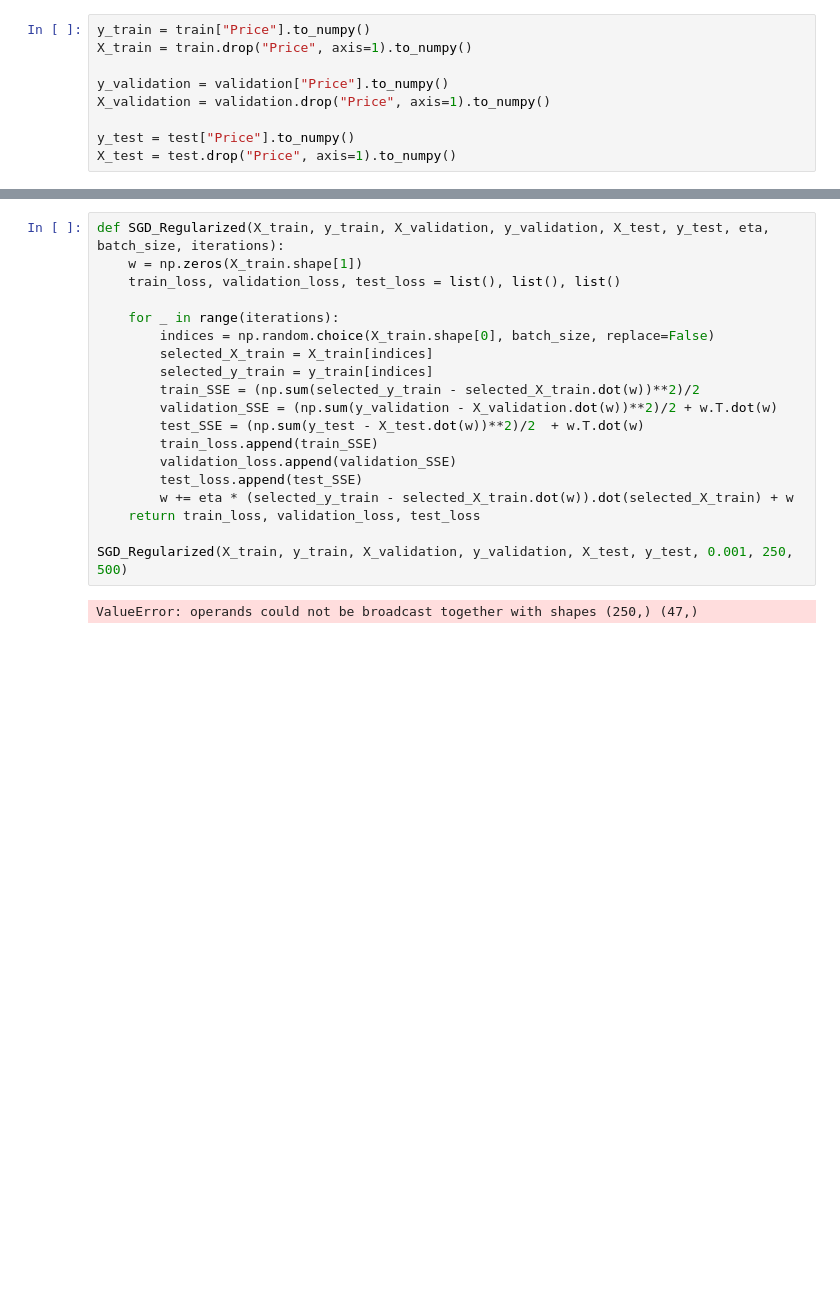
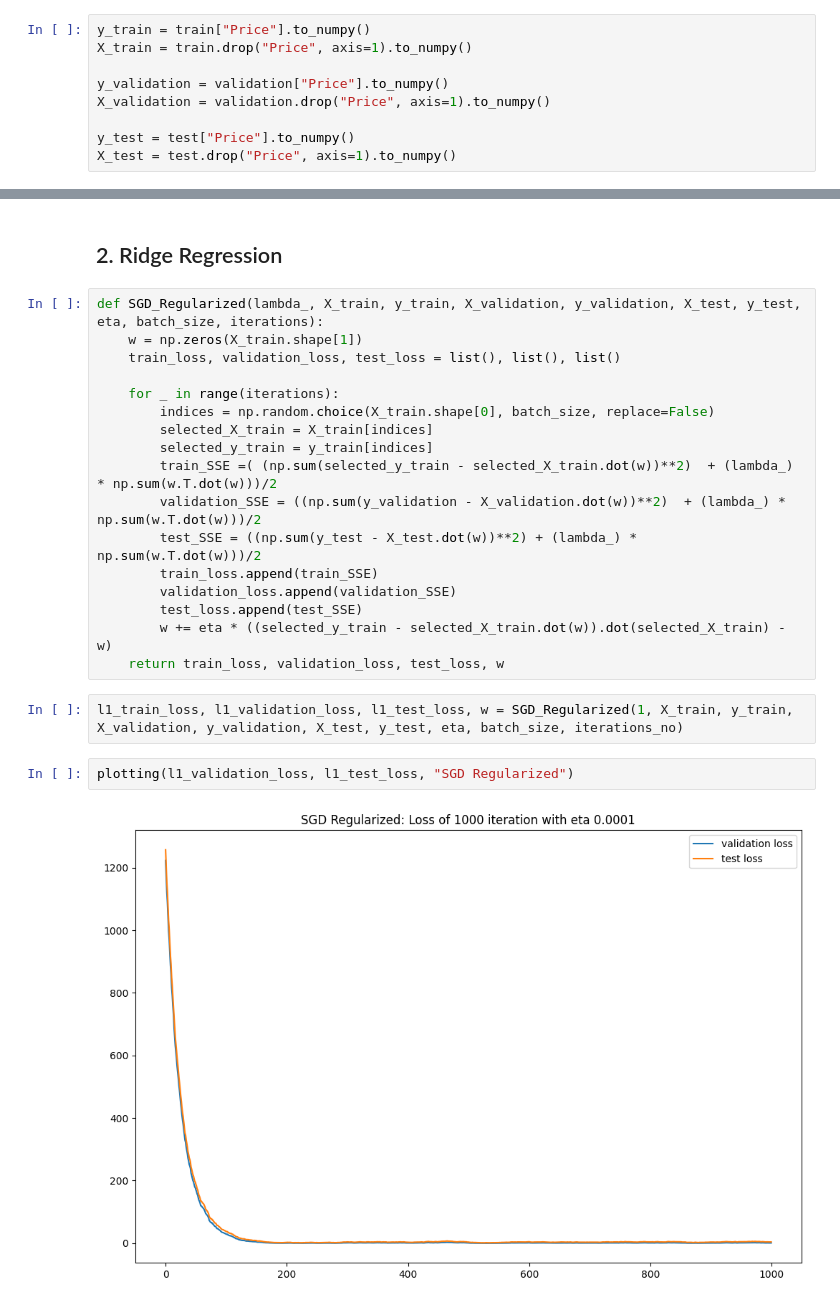
Before and after one commit to mostafaghadimi/machine-learning, a Jupyter notebook: HomeWorks/HW4/Practical/Toyota.ipynb, the cells around one changed output, grey strips where cells are left out. Cells and saved outputs as stored; diff of their text form; blank space fills up the shorter version.

```diff
--- a/HomeWorks/HW4/Practical/Toyota.ipynb
+++ b/HomeWorks/HW4/Practical/Toyota.ipynb
@@ -136,5 +182,7 @@ plotting(train_loss, validation_loss, 500, 0.001)
+# %% [markdown]
+## 2. Ridge Regression
 # %%
-def SGD_Regularized(X_train, y_train, X_validation, y_validation, X_test, y_test, eta, batch_size, iterations):
+def SGD_Regularized(lambda_, X_train, y_train, X_validation, y_validation, X_test, y_test, eta, batch_size, iterations):
     w = np.zeros(X_train.shape[1])
     train_loss, validation_loss, test_loss = list(), list(), list()
 
@@ -142,15 +190,17 @@ def SGD_Regularized(X_train, y_train, X_validation, y_validation, X_test, y_test
         indices = np.random.choice(X_train.shape[0], batch_size, replace=False)
         selected_X_train = X_train[indices]
         selected_y_train = y_train[indices]
-        train_SSE = (np.sum(selected_y_train - selected_X_train.dot(w))**2)/2
-        validation_SSE = (np.sum(y_validation - X_validation.dot(w))**2)/2 + w.T.dot(w)
-        test_SSE = (np.sum(y_test - X_test.dot(w))**2)/2  + w.T.dot(w)
+        train_SSE =( (np.sum(selected_y_train - selected_X_train.dot(w))**2)  + (lambda_) * np.sum(w.T.dot(w)))/2
+        validation_SSE = ((np.sum(y_validation - X_validation.dot(w))**2)  + (lambda_) * np.sum(w.T.dot(w)))/2
+        test_SSE = ((np.sum(y_test - X_test.dot(w))**2) + (lambda_) * np.sum(w.T.dot(w)))/2
         train_loss.append(train_SSE)
         validation_loss.append(validation_SSE)
         test_loss.append(test_SSE)
-        w += eta * (selected_y_train - selected_X_train.dot(w)).dot(selected_X_train) + w
-    return train_loss, validation_loss, test_loss
-
-SGD_Regularized(X_train, y_train, X_validation, y_validation, X_test, y_test, 0.001, 250, 500)
+        w += eta * ((selected_y_train - selected_X_train.dot(w)).dot(selected_X_train) - w)
+    return train_loss, validation_loss, test_loss, w
-# %% [output]
-ValueError: operands could not be broadcast together with shapes (250,) (47,)
+# %%
+l1_train_loss, l1_validation_loss, l1_test_loss, w = SGD_Regularized(1, X_train, y_train, X_validation, y_validation, X_test, y_test, eta, batch_size, iterations_no)
+# %%
+plotting(l1_validation_loss, l1_test_loss, "SGD Regularized")
+# %% [output]
+[figure, added]
```
Also changed, not shown: parts of 22 cells of this notebook.
